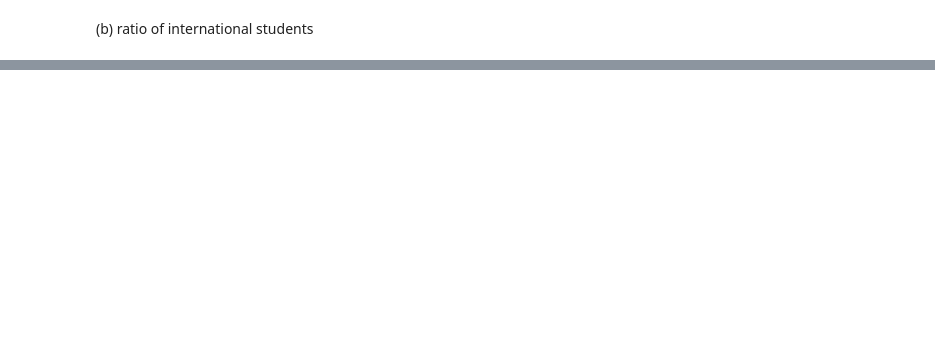
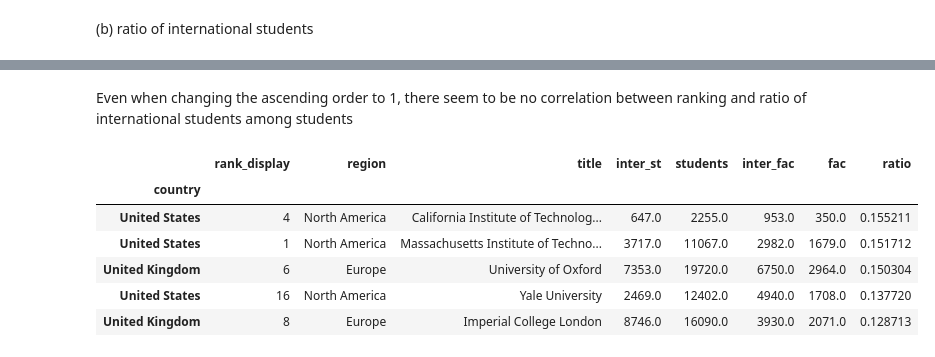
Before and after one commit to IsaacLeimgruber/ADA_labs_repo, a Jupyter notebook: 02 - Data from the Web/hw02_isaac.ipynb, the cells around one changed output, grey strips where cells are left out. Saved outputs shown, nothing was run; the diff lists cells and outputs as text; code cells hidden in the pictures; blank space fills up the shorter version.

```diff
--- a/02 - Data from the Web/hw02_isaac.ipynb
+++ b/02 - Data from the Web/hw02_isaac.ipynb
@@ -320,0 +405,13 @@ univ_ratioi_sorted.head()
+# %% [markdown]
+Even when changing the ascending order to 1, there seem to be no correlation between ranking and ratio of international students among students
+# %%
+univ_country = univ_ratiof_sorted.set_index(['country'])
+univ_country.head()
+# %% [output]
+|  | rank_display | region | title | inter_st | students | inter_fac | fac | ratio |
+| country |  |  |  |  |  |  |  |  |
+| United States | 4 | North America | California Institute of Technolog... | 647.0 | 2255.0 | 953.0 | 350.0 | 0.155211 |
+| United States | 1 | North America | Massachusetts Institute of Techno... | 3717.0 | 11067.0 | 2982.0 | 1679.0 | 0.151712 |
+| United Kingdom | 6 | Europe | University of Oxford | 7353.0 | 19720.0 | 6750.0 | 2964.0 | 0.150304 |
+| United States | 16 | North America | Yale University | 2469.0 | 12402.0 | 4940.0 | 1708.0 | 0.137720 |
+| United Kingdom | 8 | Europe | Imperial College London | 8746.0 | 16090.0 | 3930.0 | 2071.0 | 0.128713 |
```
Also changed, not shown: parts of 19 cells of this notebook.
